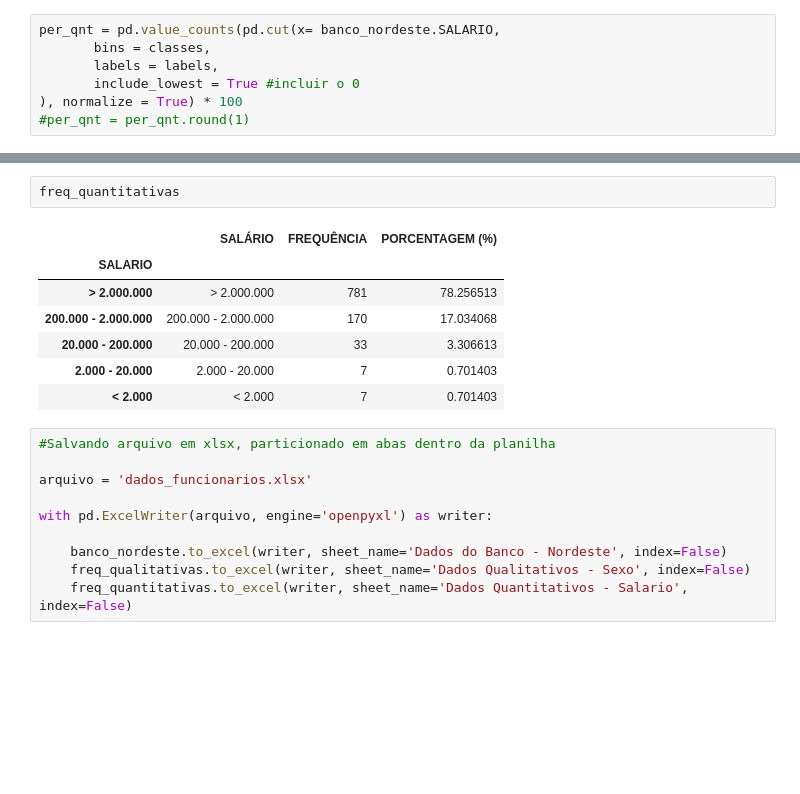
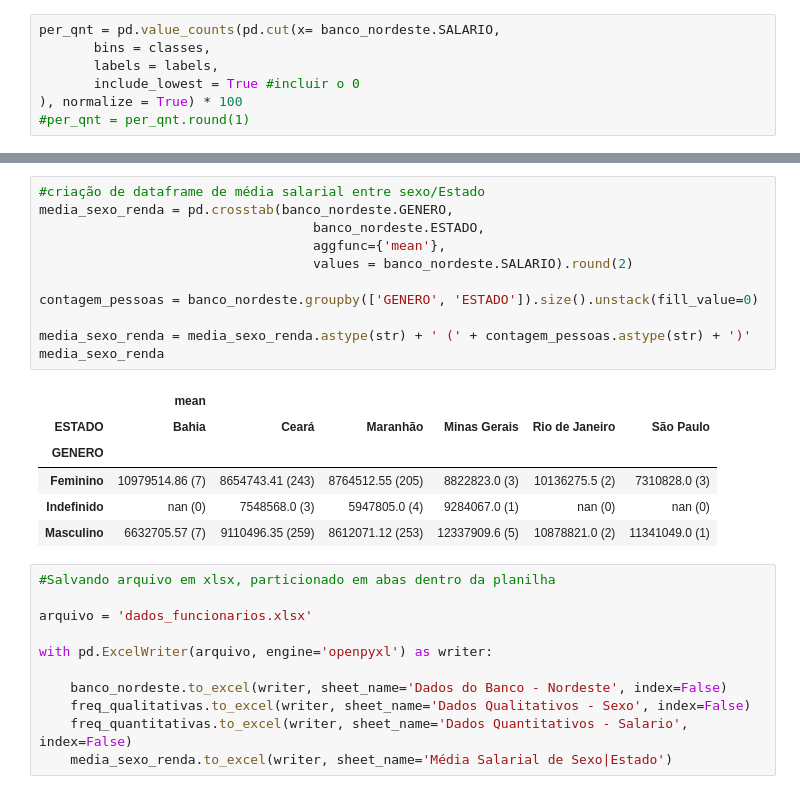
Before and after one commit to miihsoraya/Trilhas-Inova-5, a Jupyter notebook: 5_desafio_inova.ipynb, the cells around one changed output, grey strips where cells are left out. Cells and saved outputs as stored; diff of their text form; blank space fills up the shorter version.

```diff
--- a/5_desafio_inova.ipynb
+++ b/5_desafio_inova.ipynb
@@ -216,13 +240,21 @@ freq_quantitativas.sort_index(ascending = False, inplace = True)
-# %%
-freq_quantitativas
-# %% [output]
-|  | SALÁRIO | FREQUÊNCIA | PORCENTAGEM (%) |
-| SALARIO |  |  |  |
-| > 2.000.000 | > 2.000.000 | 781 | 78.256513 |
-| 200.000 - 2.000.000 | 200.000 - 2.000.000 | 170 | 17.034068 |
-| 20.000 - 200.000 | 20.000 - 200.000 | 33 | 3.306613 |
-| 2.000 - 20.000 | 2.000 - 20.000 | 7 | 0.701403 |
-| < 2.000 | < 2.000 | 7 | 0.701403 |
+# %%
+#criação de dataframe de média salarial entre sexo/Estado
+media_sexo_renda = pd.crosstab(banco_nordeste.GENERO,
+                                   banco_nordeste.ESTADO,
+                                   aggfunc={'mean'},
+                                   values = banco_nordeste.SALARIO).round(2)
+
+contagem_pessoas = banco_nordeste.groupby(['GENERO', 'ESTADO']).size().unstack(fill_value=0)
+
+media_sexo_renda = media_sexo_renda.astype(str) + ' (' + contagem_pessoas.astype(str) + ')'
+media_sexo_renda
+# %% [output]
+|  | mean |  |  |  |  |  |
+| ESTADO | Bahia | Ceará | Maranhão | Minas Gerais | Rio de Janeiro | São Paulo |
+| GENERO |  |  |  |  |  |  |
+| Feminino | 10979514.86 (7) | 8654743.41 (243) | 8764512.55 (205) | 8822823.0 (3) | 10136275.5 (2) | 7310828.0 (3) |
+| Indefinido | nan (0) | 7548568.0 (3) | 5947805.0 (4) | 9284067.0 (1) | nan (0) | nan (0) |
+| Masculino | 6632705.57 (7) | 9110496.35 (259) | 8612071.12 (253) | 12337909.6 (5) | 10878821.0 (2) | 11341049.0 (1) |
 # %%
 #Salvando arquivo em xlsx, particionado em abas dentro da planilha
 
@@ -233,3 +265,4 @@ with pd.ExcelWriter(arquivo, engine='openpyxl') as writer:
     banco_nordeste.to_excel(writer, sheet_name='Dados do Banco - Nordeste', index=False)
     freq_qualitativas.to_excel(writer, sheet_name='Dados Qualitativos - Sexo', index=False)
     freq_quantitativas.to_excel(writer, sheet_name='Dados Quantitativos - Salario', index=False)
+    media_sexo_renda.to_excel(writer, sheet_name='Média Salarial de Sexo|Estado')
```
Also changed, not shown: parts of 10 cells of this notebook.
